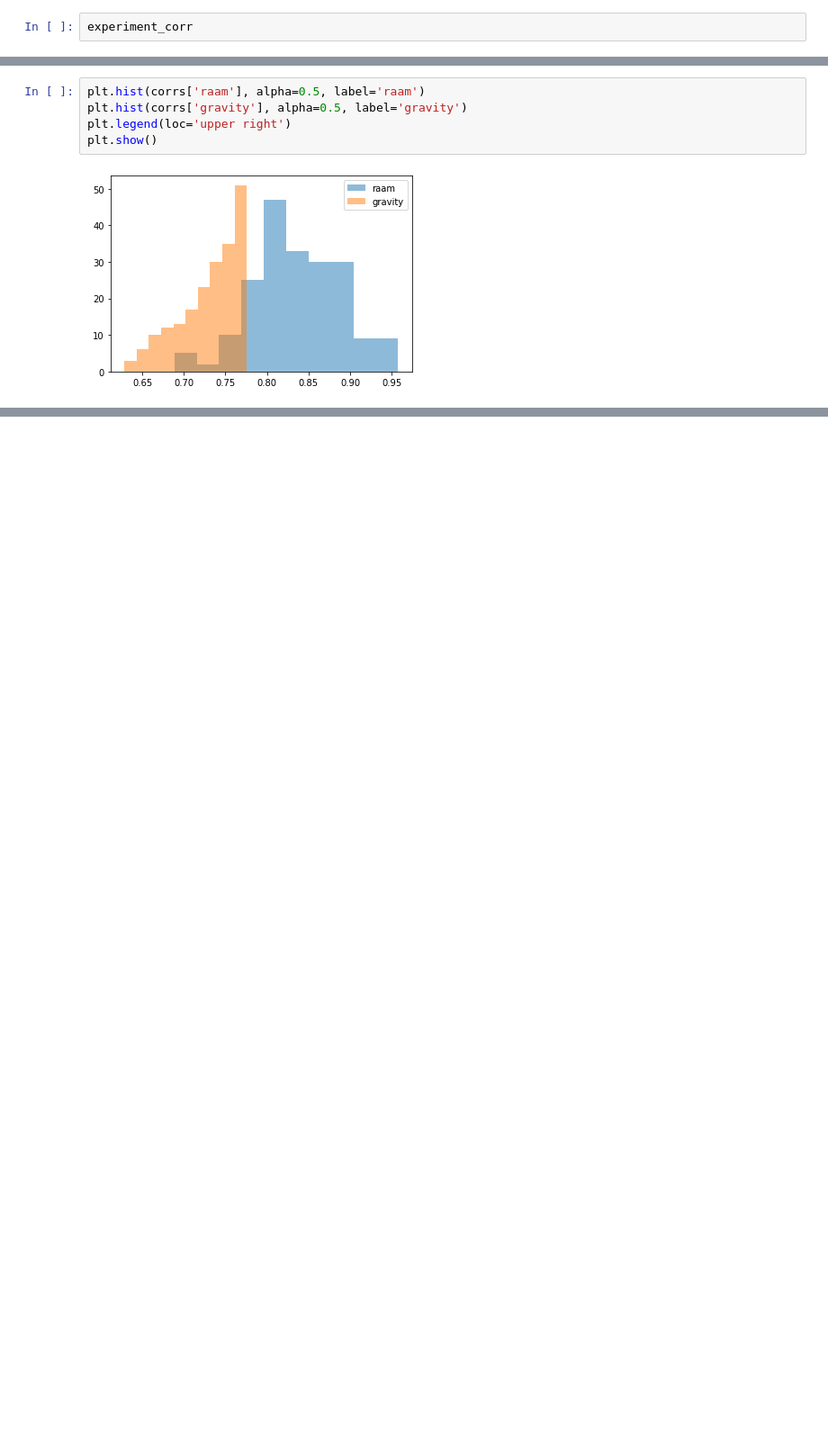
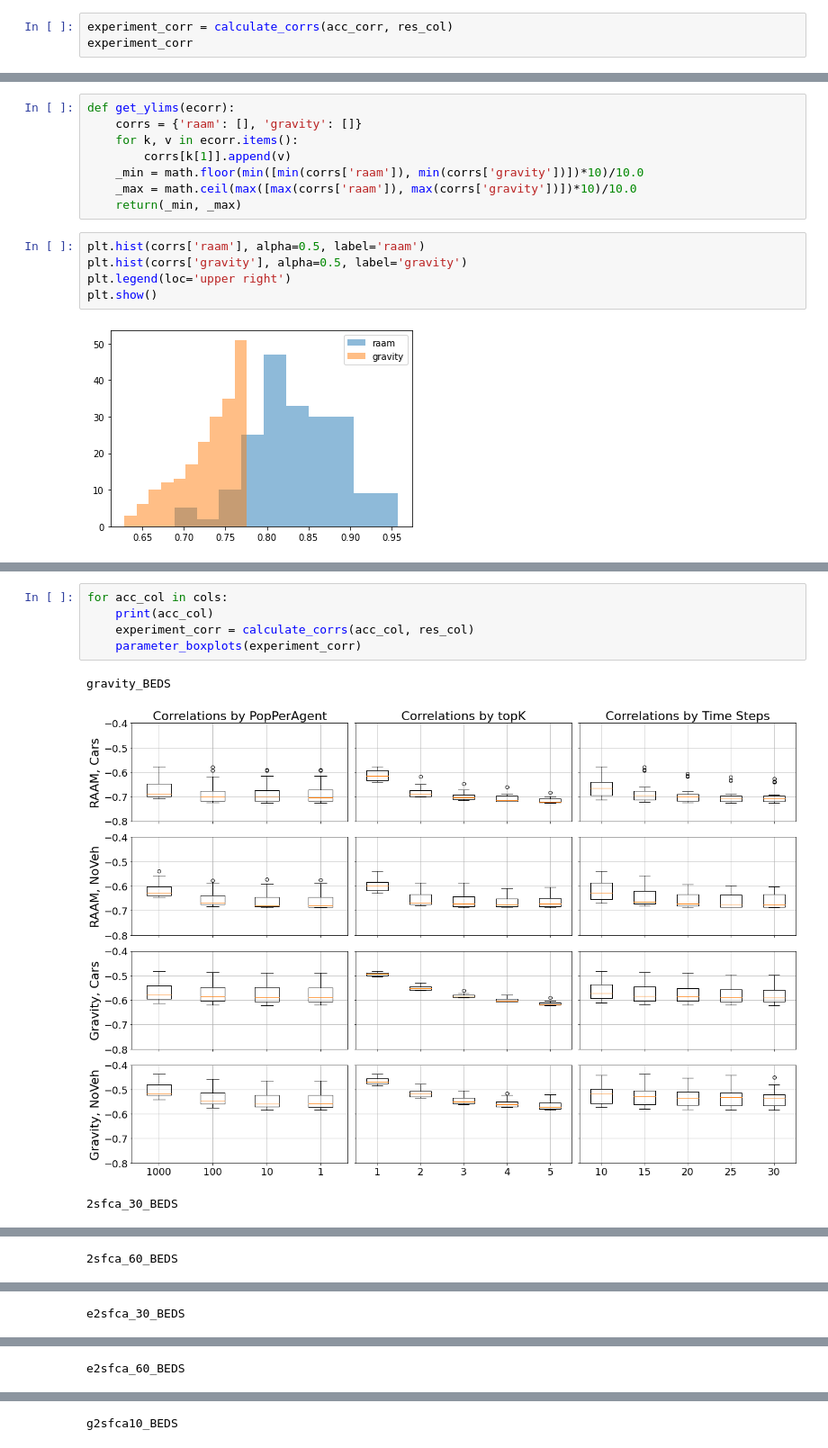
Before and after one commit to cybergis/AgentAccess, a Jupyter notebook: notebooks/ParameterAnalysis.ipynb, the cells around one changed output, grey strips where cells are left out. Shown at 90% size. Saved outputs shown, nothing was run; the diff lists cells and outputs as text; blank space fills up the shorter version.

Commit message:
working on boxplots

```diff
--- a/notebooks/ParameterAnalysis.ipynb
+++ b/notebooks/ParameterAnalysis.ipynb
@@ -91,4 +93,5 @@ for k, v in experiment_paths.items():
 # %%
+experiment_corr = calculate_corrs(acc_corr, res_col)
 experiment_corr
 # %% [output]
 {('noveh', 'gravity', 20, 1, 100): 0.6828261011733835,
@@ -126,3 +129,11 @@ print(_min, _max)
+# %%
+def get_ylims(ecorr):
+    corrs = {'raam': [], 'gravity': []}
+    for k, v in ecorr.items():
+        corrs[k[1]].append(v)
+    _min = math.floor(min([min(corrs['raam']), min(corrs['gravity'])])*10)/10.0
+    _max = math.ceil(max([max(corrs['raam']), max(corrs['gravity'])])*10)/10.0
+    return(_min, _max)
 # %%
 plt.hist(corrs['raam'], alpha=0.5, label='raam')
 plt.hist(corrs['gravity'], alpha=0.5, label='gravity')
@@ -214,0 +225,9 @@ plt.show()
+# %%
+for acc_col in cols:
+    print(acc_col)
+    experiment_corr = calculate_corrs(acc_col, res_col)
+    parameter_boxplots(experiment_corr)
+# %% [output]
+gravity_BEDS
+[figure, added]
+2sfca_30_BEDS
@@ -214,0 +235 @@ plt.show()
+2sfca_60_BEDS
@@ -214,0 +237 @@ plt.show()
+e2sfca_30_BEDS
@@ -214,0 +239 @@ plt.show()
+e2sfca_60_BEDS
@@ -214,0 +241 @@ plt.show()
+g2sfca10_BEDS
```
Also changed, not shown: parts of 6 cells of this notebook.
